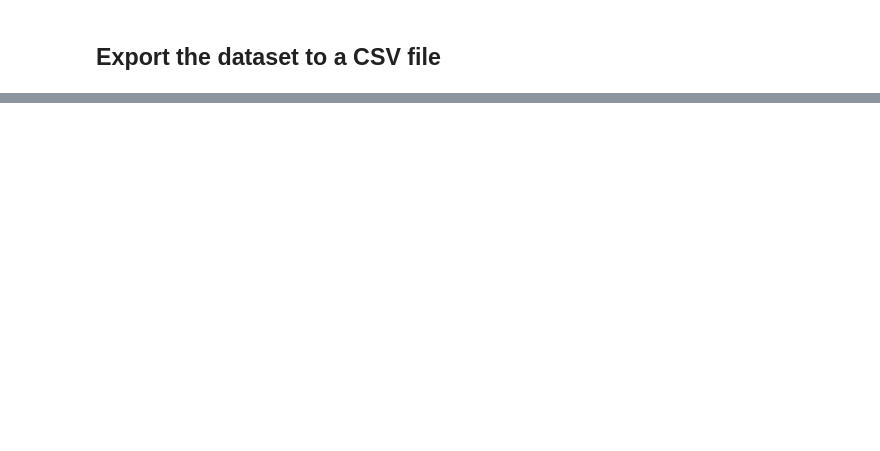
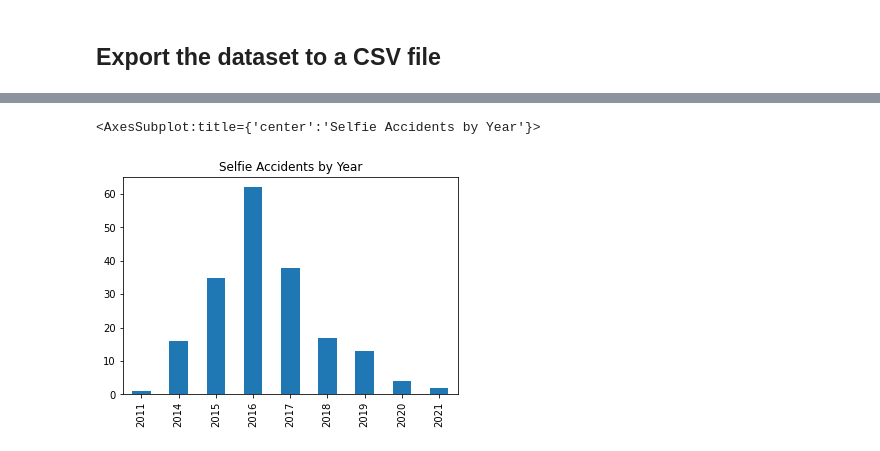
Before and after one commit to ichinichichi/Project-4, a Jupyter notebook: Project 4 -Selfie Deaths.ipynb, the cells around one changed output, grey strips where cells are left out. Drawn from its saved outputs; the diff is of its cells as text; code cells hidden in the pictures; blank space fills up the shorter version.

```diff
--- a/Project 4 -Selfie Deaths.ipynb
+++ b/Project 4 -Selfie Deaths.ipynb
@@ -173,0 +225,3 @@ sp_df.to_csv('scrapeddata.csv', index=False, encoding='utf-8')
+# %%
+# saving our final scraped dataset as df for common usage
+df = sp_df
@@ -173,0 +259,4 @@ sp_df.to_csv('scrapeddata.csv', index=False, encoding='utf-8')
+# %%
+# Dropping irrelevant columns: for now we will drop the source column
+df = df.drop('Source(s)',axis=1)
+df.head(5)
@@ -173,0 +270,4 @@ sp_df.to_csv('scrapeddata.csv', index=False, encoding='utf-8')
+# %%
+# Rename columns for easier typing
+
+df = df.rename(columns={'Injuries/Casualties': 'Persons'})
@@ -173,0 +311,8 @@ sp_df.to_csv('scrapeddata.csv', index=False, encoding='utf-8')
+# %%
+# extracting the years and month from the Date column
+
+import datetime
+df['Year'] = df['Date'].dt.year
+df['Month'] = df['Date'].dt.month
+
+df
@@ -173,0 +333,7 @@ sp_df.to_csv('scrapeddata.csv', index=False, encoding='utf-8')
+# %%
+# use sort_index() to sort the x-axis
+
+df.Year.value_counts().sort_index().plot(kind='bar', title="Selfie Accidents by Year")
+# %% [output]
+<AxesSubplot:title={'center':'Selfie Accidents by Year'}>
+[figure, added]
```
Also changed, not shown: parts of 33 cells of this notebook, 1 other file.
